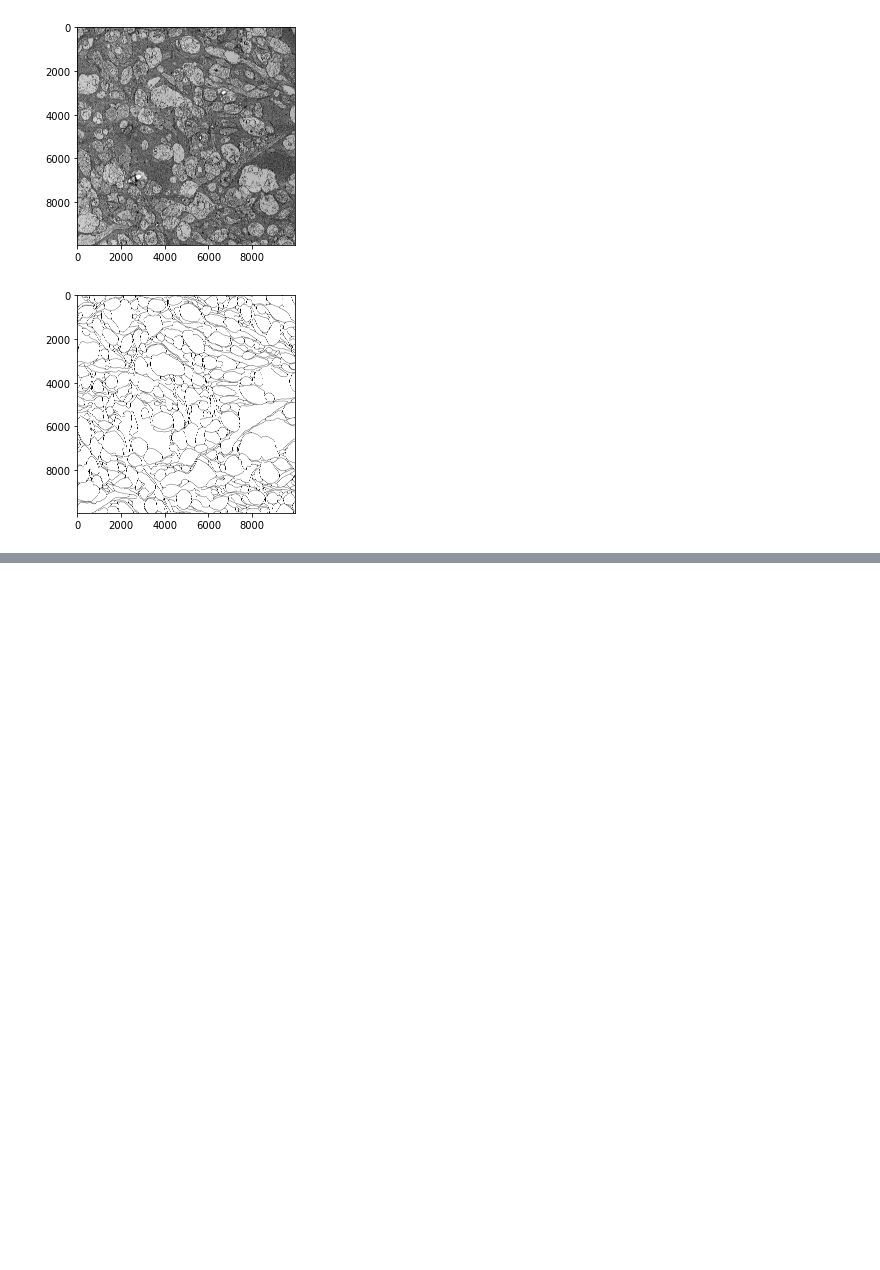
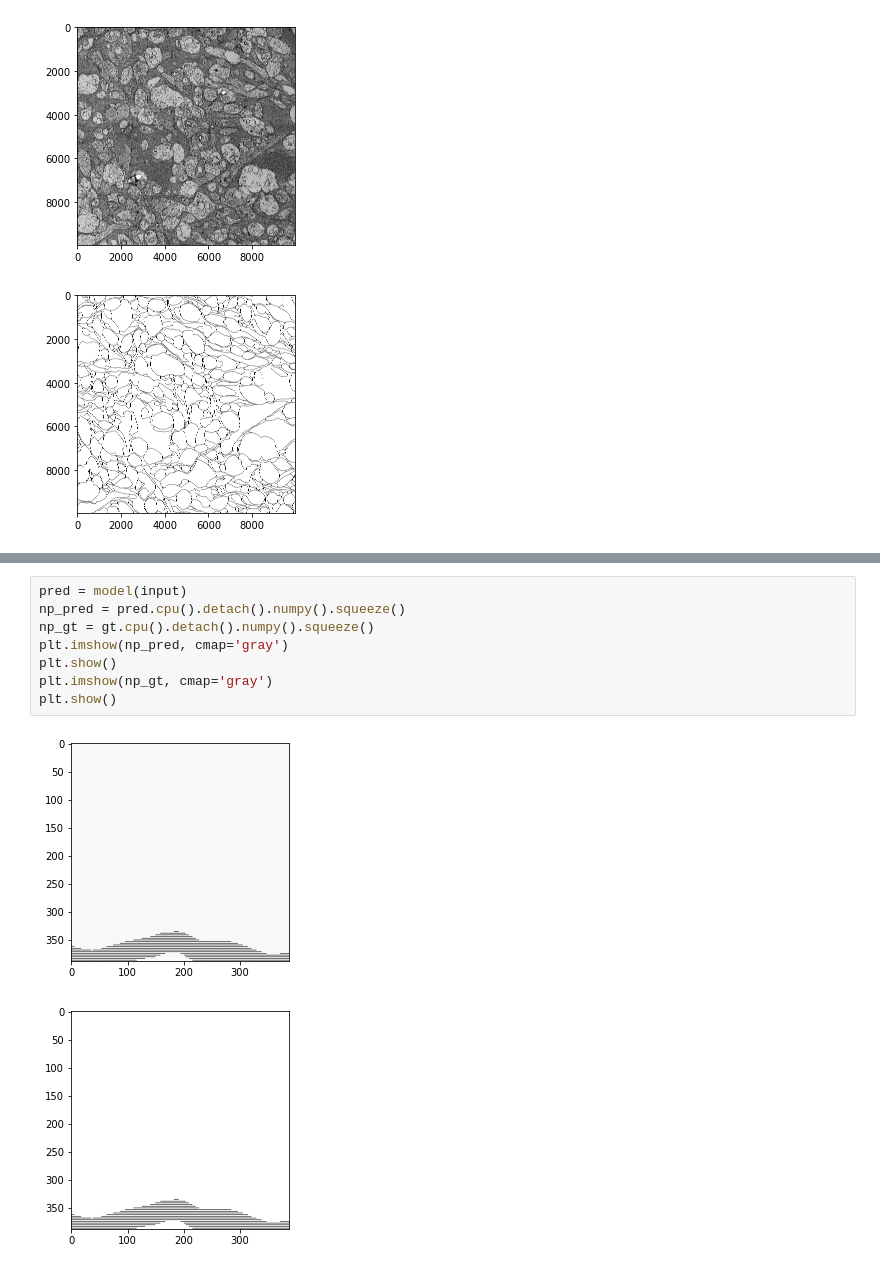
Before and after one commit to Github-Tree-0/Segmentation, a Jupyter notebook: overfit.ipynb, the cells around one changed output, grey strips where cells are left out. Saved outputs shown, nothing was run; the diff lists cells and outputs as text; blank space fills up the shorter version.

```diff
--- a/process.ipynb
+++ b/overfit.ipynb
@@ -49,0 +82,11 @@ plt.show()
+# %%
+pred = model(input)
+np_pred = pred.cpu().detach().numpy().squeeze()
+np_gt = gt.cpu().detach().numpy().squeeze()
+plt.imshow(np_pred, cmap='gray')
+plt.show()
+plt.imshow(np_gt, cmap='gray')
+plt.show()
+# %% [output]
+[figure, added]
+[figure, added]
```
Also changed, not shown: parts of 9 cells of this notebook, 1 other file.
